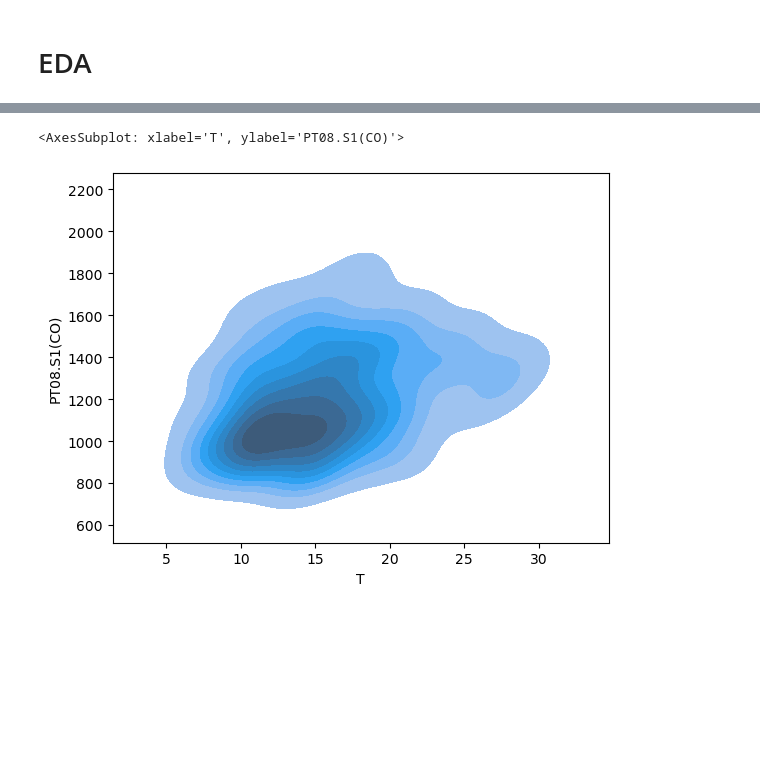
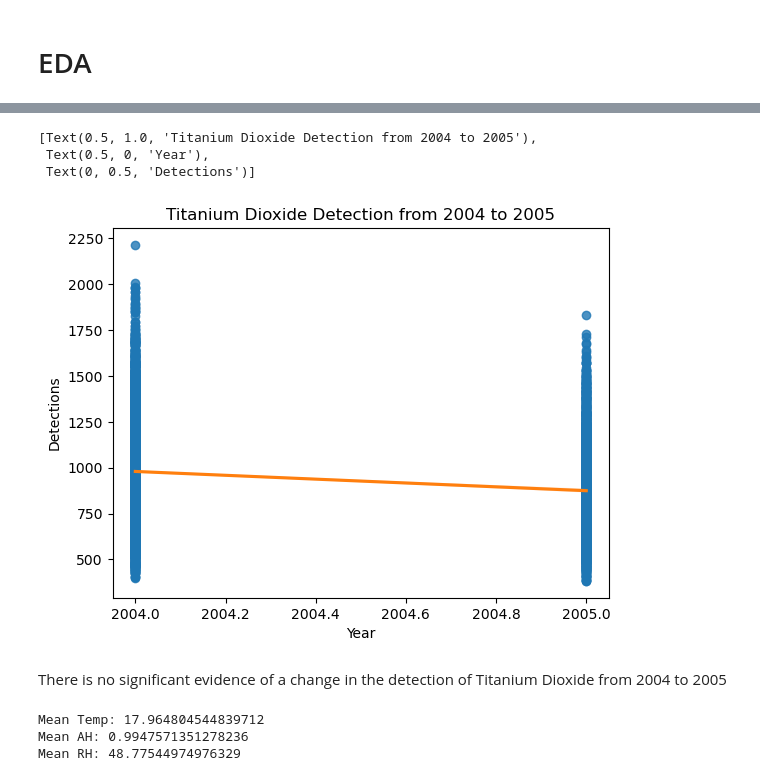
Before and after one commit to ubco-W2022T1-cosc301/project-group38, a Jupyter notebook: notebooks/analysis1.ipynb, the cells around one changed output, grey strips where cells are left out. Cells and saved outputs as stored; diff of their text form; code cells hidden in the pictures; blank space fills up the shorter version.

```diff
--- a/notebooks/analysis1.ipynb
+++ b/notebooks/analysis1.ipynb
@@ -47,9 +49,21 @@ sns.barplot(data,x='Time',y='PT08.S1(CO)',hue='month',errwidth=0.3).set(title='A
+# %%
+sns.regplot(data,x=data['datetime'].dt.year,y='PT08.S2(NMHC)',line_kws={"color": "C1"},order=1).set(title="Titanium Dioxide Detection from 2004 to 2005",xlabel="Year",ylabel="Detections")
+# %% [output]
+[Text(0.5, 1.0, 'Titanium Dioxide Detection from 2004 to 2005'),
+ Text(0.5, 0, 'Year'),
+ Text(0, 0.5, 'Detections')]
+[figure, added]
+# %% [markdown]
+There is no significant evidence of a change in the detection of Titanium Dioxide from 2004 to 2005
 # %%
 data['T'] = data['T'].astype(str).replace(",",".",regex=True).astype(float)
 data['RH'] = data['RH'].astype(str).replace(",",".",regex=True).astype(float)
 data['AH'] = data['AH'].astype(str).replace(",",".",regex=True).astype(float)
 
-sns.kdeplot(data,x='T',y='PT08.S1(CO)',fill=True)
+print("Mean Temp:",np.mean(data['T'])) #The mean of the datasets temperature
+print("Mean AH:",np.mean(data['AH']))
+print("Mean RH:",np.mean(data['RH']))
 # %% [output]
-<AxesSubplot: xlabel='T', ylabel='PT08.S1(CO)'>
+Mean Temp: 17.964804544839712
+Mean AH: 0.9947571351278236
+Mean RH: 48.77544974976329
-[figure, removed]
```
Also changed, not shown: parts of 6 cells of this notebook.
